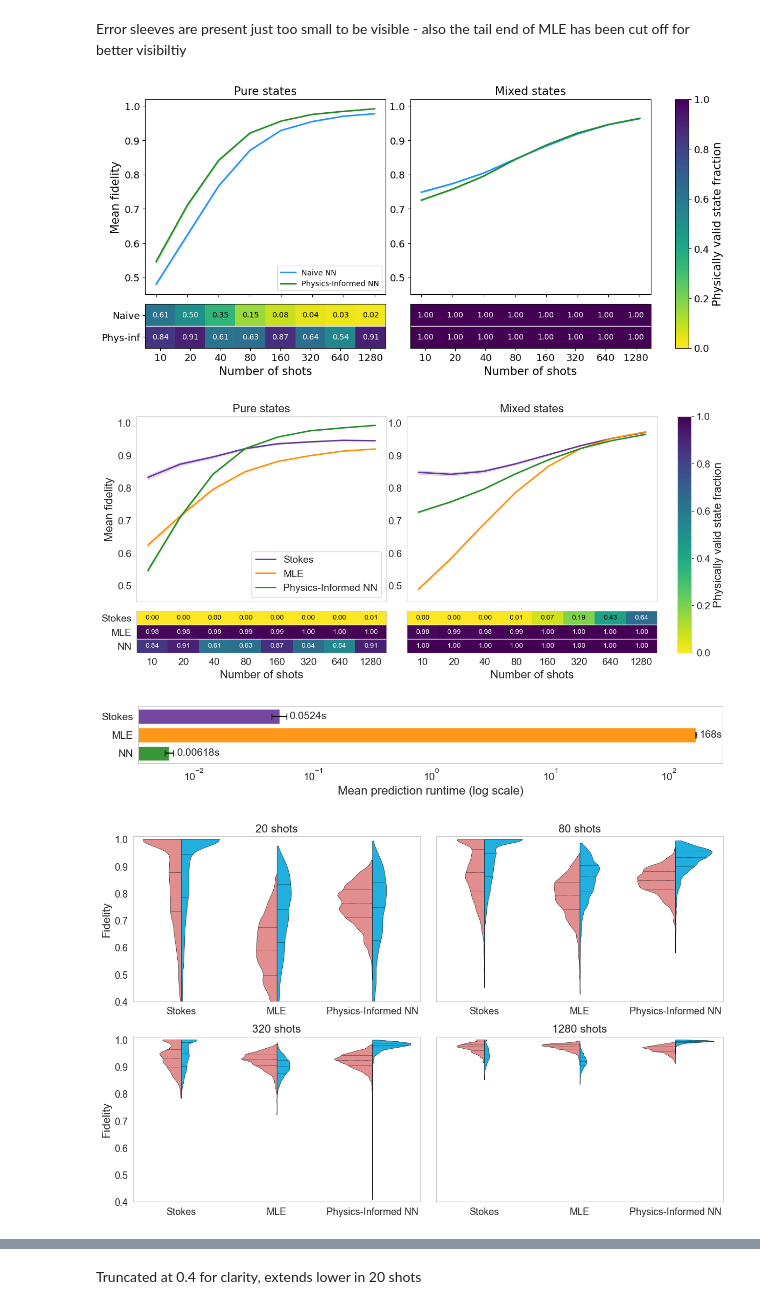
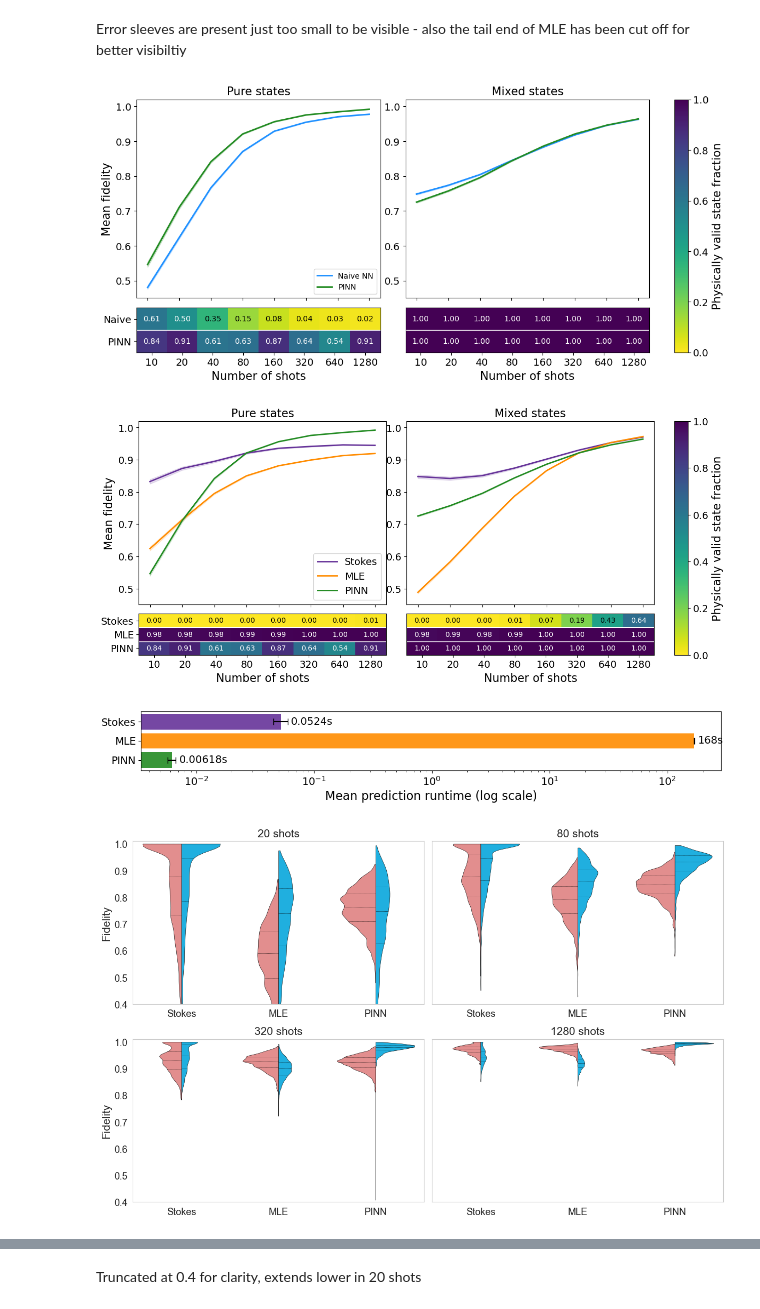
Before and after one commit to Charlow88/Masters-Project, a Jupyter notebook: src/masters_project/full_analysis.ipynb, the cells around one changed output, grey strips where cells are left out. Drawn from its saved outputs; the diff is of its cells as text; code cells hidden in the pictures.

```diff
--- a/src/masters_project/full_analysis.ipynb
+++ b/src/masters_project/full_analysis.ipynb
@@ -481,7 +481,7 @@ linestyles = {
 
 display_names = {
     "Naive_NN": "Naive NN",
-    "Physics_Informed_NN": "Physics-Informed NN"
+    "Physics_Informed_NN": "PINN"
 }
 
 plt.rcParams.update({
@@ -627,7 +627,7 @@ for col, (ax_main, state_type) in enumerate(zip(main_axes, state_types)):
     )
 
     ax_strip.set_yticks([0, 1])
-    ax_strip.set_yticklabels(["Naive", "Phys-inf"])
+    ax_strip.set_yticklabels(["Naive", "PINN"])
     if col == 1:  # right-hand heatmap
         ax_strip.set_yticks([])
         ax_strip.set_ylabel("")
@@ -643,34 +643,34 @@ for col, (ax_main, state_type) in enumerate(zip(main_axes, state_types)):
         for j in range(heat.shape[1]):
             val = heat[i, j]
             if not np.isnan(val):
                 txt_colour = "white" if val > 0.5 else "black"
                 ax_strip.text(
                     j, i, f"{val:.2f}",
                     ha="center", va="center",
                     fontsize=10, color=txt_colour
                 )
 
 # ------------------------------------------------------------
 # Shared formatting
 # ------------------------------------------------------------
 ax_main_left.set_ylim(0.45, 1.02)
 ax_main_left.legend(loc="lower right")
 
 # Hide duplicate y-label on right fidelity panel if desired
 ax_main_right.set_ylabel("")
 
 cax = fig.add_subplot(outer[:, 2])
 sm = ScalarMappable(norm=norm, cmap=cmap)
 sm.set_array([])
 cbar = fig.colorbar(sm, cax=cax)
 cbar.set_label("Physically valid state fraction")
 
 # fig.suptitle("Naive vs Physics-Informed Neural Networks for 2-Qubit States", y=0.98)
 plt.tight_layout()
 plt.savefig("nn_comparison_fidelity_physicality.png", dpi=600)
 plt.show()
 # %% [output]
-[figure, old version]
+[figure, new version]
 # %%
 import numpy as np
 import matplotlib.pyplot as plt
@@ -704,7 +704,7 @@ linestyles = {
 display_names = {
     "Stokes": "Stokes",
     "MLE": "MLE",
-    "Physics_Informed_NN": "Physics-Informed NN"
+    "Physics_Informed_NN": "PINN"
 }
 
 # ------------------------------------------------------------
@@ -845,7 +845,7 @@ for col, (ax_main, state_type) in enumerate(zip(main_axes, state_types)):
     )
 
     ax_strip.set_yticks(np.arange(len(methods)))
-    ax_strip.set_yticklabels(["Stokes", "MLE", "NN"])
+    ax_strip.set_yticklabels(["Stokes", "MLE", "PINN"])
     if col == 1:  # right-hand heatmap
         ax_strip.set_yticks([])
         ax_strip.set_ylabel("")
@@ -890,7 +890,7 @@ plt.tight_layout()
 plt.savefig("stokes_mle_nn_comparison_fidelity_physicality.png", dpi=600)
 plt.show()
 # %% [output]
-[figure, old version]
+[figure, new version]
 # %%
 import numpy as np
 import matplotlib.pyplot as plt
@@ -906,7 +906,7 @@ colours = {
 display_names = {
     "Stokes": "Stokes",
     "MLE": "MLE",
-    "Physics_Informed_NN": "NN"
+    "Physics_Informed_NN": "PINN"
 }
 
 plt.rcParams.update({
@@ -983,7 +983,7 @@ plt.grid(False)
 plt.savefig("method_runtime_comparison.png", dpi=600)
 plt.show()
 # %% [output]
-[figure, old version]
+[figure, new version]
 # %%
 import numpy as np
 import pandas as pd
@@ -1008,7 +1008,7 @@ methods = ["Stokes", "MLE", "Physics_Informed_NN"]
 method_names = {
     "Stokes": "Stokes",
     "MLE": "MLE",
-    "Physics_Informed_NN": "Physics-Informed NN"
+    "Physics_Informed_NN": "PINN"
 }
 
 palette = {
@@ -1109,7 +1109,7 @@ plt.tight_layout(rect=[0,0,1,0.95])
 plt.savefig("fidelity_violin_plots.png", dpi=600)
 plt.show()
 # %% [output]
-[figure, old version]
+[figure, new version]
 # %%
 import pandas as pd
 
```
Also changed, not shown: parts of 3 cells of this notebook, 6 other files.
